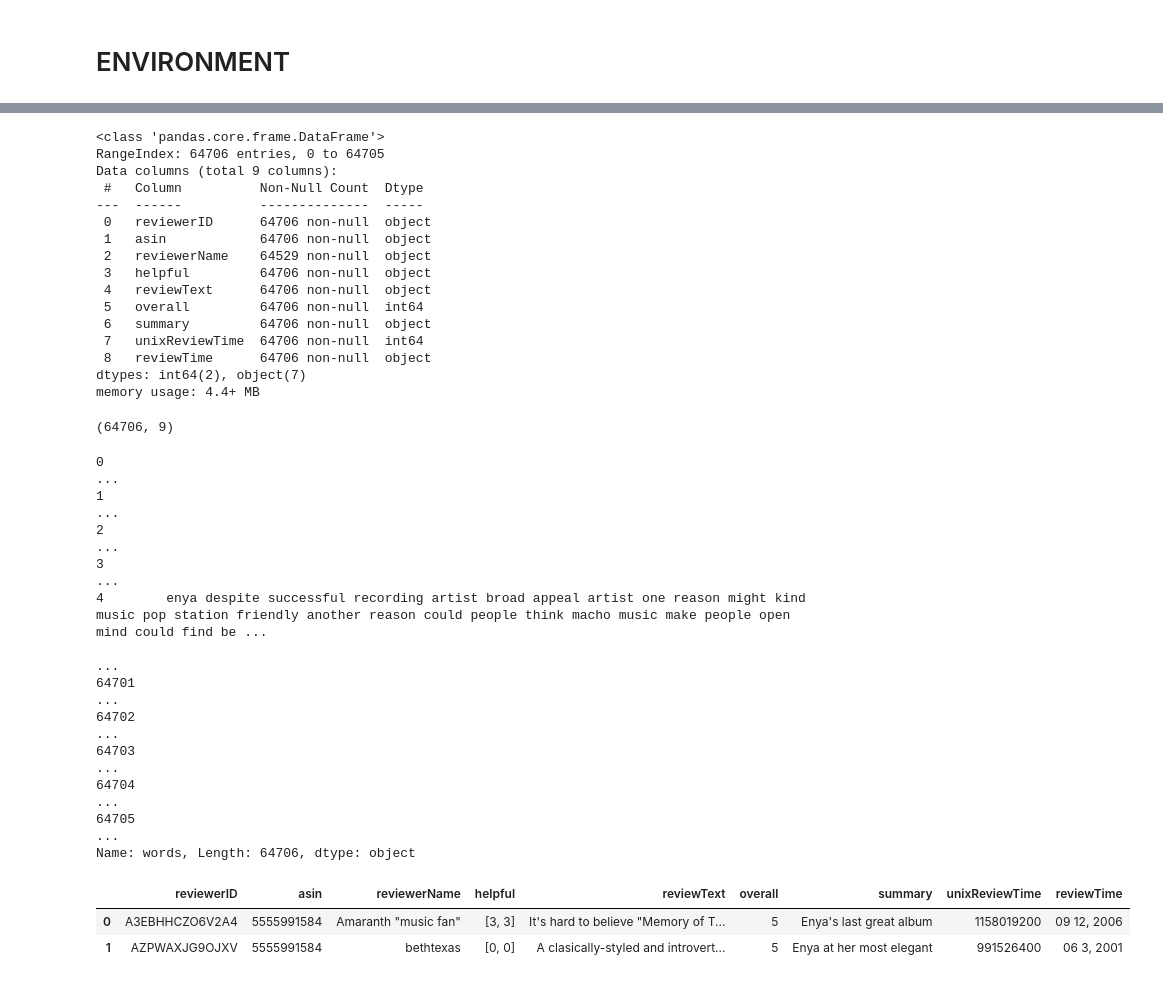
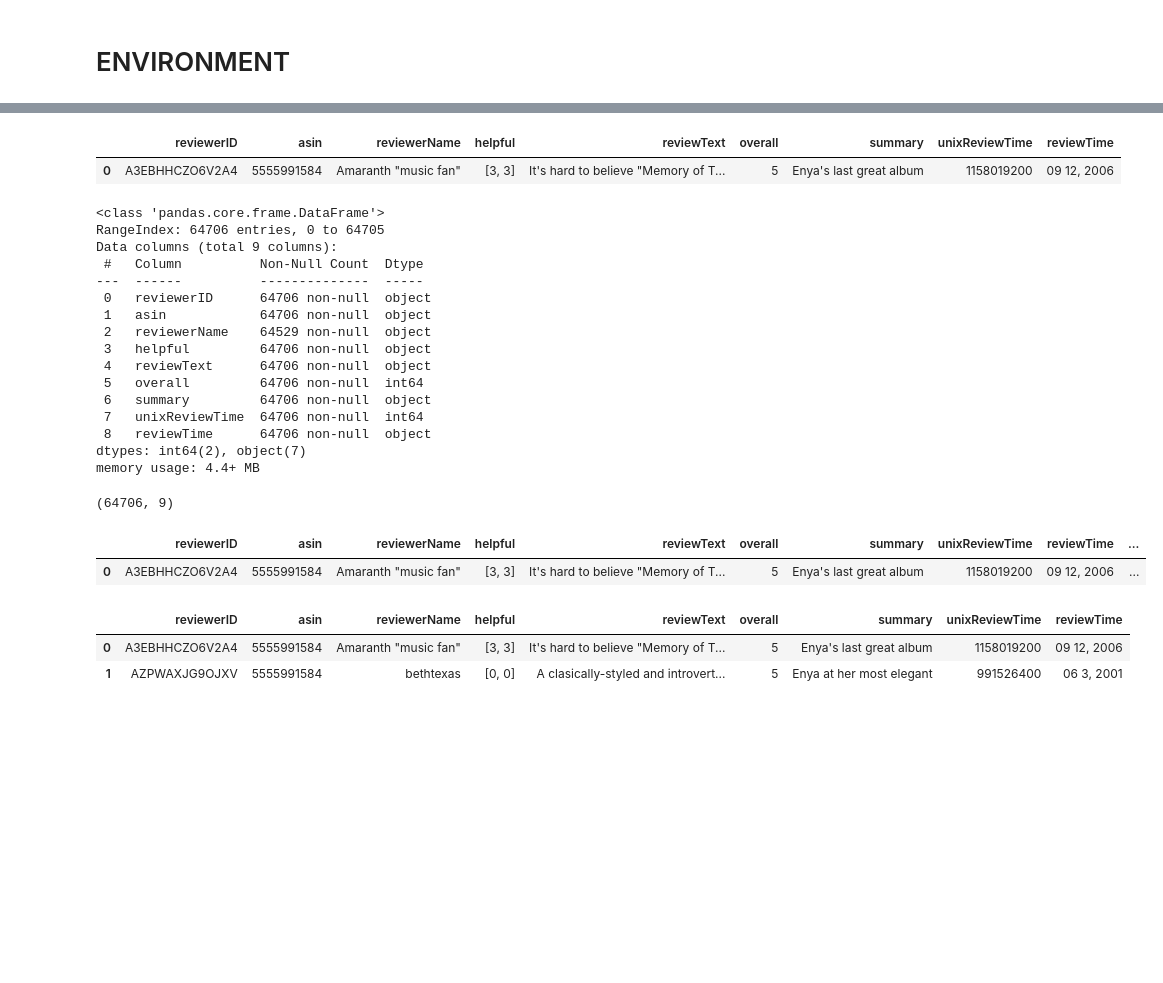
Before and after one commit to chrispaynes/OSDSC-Portfolio, a Jupyter notebook: neural_networks_sentiment_analysis/nn_sentiment_analysis.ipynb, the cells around one changed output, grey strips where cells are left out. Saved outputs shown, nothing was run; the diff lists cells and outputs as text; code cells hidden in the pictures; blank space fills up the shorter version.

```diff
--- a/neural_networks_sentiment_analysis/nn_sentiment_analysis.ipynb
+++ b/neural_networks_sentiment_analysis/nn_sentiment_analysis.ipynb
@@ -139,9 +134,10 @@ original_df.shape
 
 # 4. Remove unusual characters: uppercase letters, punctuation marks, emoticons, and non-English characters.
 prep_df["words"] = prep_df.reviewText.apply(lambda x: clean_text(s=x))
+prep_df["wordCount"] = prep_df.reviewText.apply(lambda x: len(x.split(" ")))
 
 
-prep_df.words
+prep_df.head(1)
 
 
 # pd.DataFrame(words)
@@ -159,45 +155,37 @@ prep_df.words
 
 # 7. Determine the word embedding and explore embedded words based on target inputs.
 
 # 8. Set the maximum sequence length based on the length of the longest sentence in the data set.
 
 # 9. Tokenize sentences into a list of tokens and remove stop words.
 
 # 10. Pad cleaned sentences to fit the maximum sequence length after each text sequence.
 
 # 11. Create an activation function filled with dense layers of the neural network.
 
 # 12. Split the data set into training and test sets or into training/test/validation sets.
 # %% [output]
+|  | reviewerID | asin | reviewerName | helpful | reviewText | overall | summary | unixReviewTime | reviewTime |
+| 0 | A3EBHHCZO6V2A4 | 5555991584 | Amaranth "music fan" | [3, 3] | It's hard to believe "Memory of T... | 5 | Enya's last great album | 1158019200 | 09 12, 2006 |
 <class 'pandas.core.frame.DataFrame'>
 RangeIndex: 64706 entries, 0 to 64705
 Data columns (total 9 columns):
  #   Column          Non-Null Count  Dtype
 ---  ------          --------------  -----
  0   reviewerID      64706 non-null  object
  1   asin            64706 non-null  object
  2   reviewerName    64529 non-null  object
  3   helpful         64706 non-null  object
  4   reviewText      64706 non-null  object
  5   overall         64706 non-null  int64
  6   summary         64706 non-null  object
  7   unixReviewTime  64706 non-null  int64
  8   reviewTime      64706 non-null  object
 dtypes: int64(2), object(7)
 memory usage: 4.4+ MB
 (64706, 9)
-0                                                                                                                                                                                                        ...
-1                                                                                                                                                                                                        ...
-2                                                                                                                                                                                                        ...
-3                                                                                                                                                                                                        ...
-4        enya despite successful recording artist broad appeal artist one reason might kind music pop station friendly another reason could people think macho music make people open mind could find be ...
-                                                                                                                                                                                                         ...
-64701                                                                                                                                                                                                    ...
-64702                                                                                                                                                                                                    ...
-64703                                                                                                                                                                                                    ...
-64704                                                                                                                                                                                                    ...
-64705                                                                                                                                                                                                    ...
-Name: words, Length: 64706, dtype: object
+|  | reviewerID | asin | reviewerName | helpful | reviewText | overall | summary | unixReviewTime | reviewTime | ... |
+| 0 | A3EBHHCZO6V2A4 | 5555991584 | Amaranth "music fan" | [3, 3] | It's hard to believe "Memory of T... | 5 | Enya's last great album | 1158019200 | 09 12, 2006 | ... |
 # %%
 # 1.	Analyzing the data and review length.
 
```
Also changed, not shown: parts of 18 cells of this notebook.
